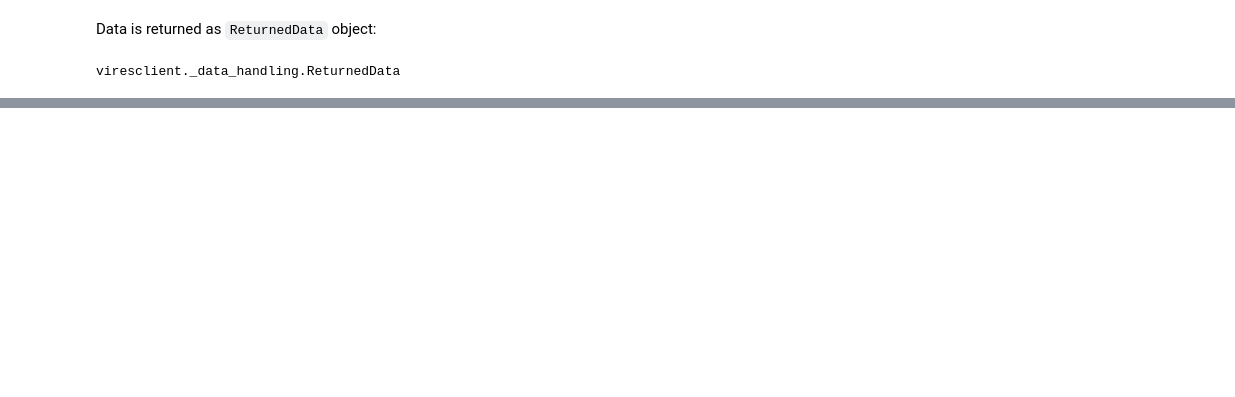
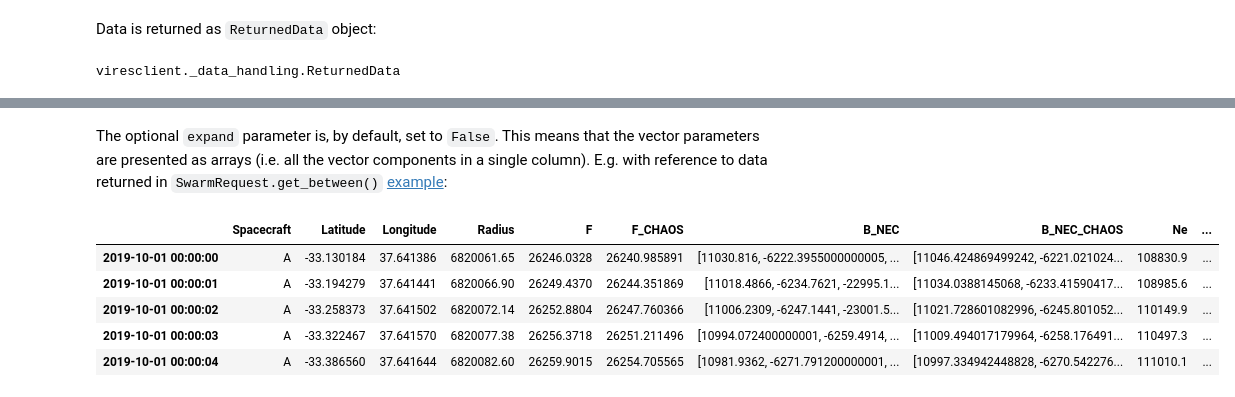
Before and after one commit to lmar76/swarmnb, a Jupyter notebook: viresclient_API.ipynb, the cells around one changed output, grey strips where cells are left out. Cells and saved outputs as stored; diff of their text form; code cells hidden in the pictures; blank space fills up the shorter version.

```diff
--- a/viresclient_API.ipynb
+++ b/viresclient_API.ipynb
@@ -677,0 +1137,11 @@ viresclient._data_handling.ReturnedData
+# %% [markdown]
+The optional `expand` parameter is, by default, set to `False`. This means that the vector parameters are presented as arrays (i.e. all the vector components in a single column). E.g. with reference to data returned in `SwarmRequest.get_between()` [example](#SwarmRequest.get_between.example1):
+# %%
+data.contents[0].as_dataframe().head()
+# %% [output]
+|  | Spacecraft | Latitude | Longitude | Radius | F | F_CHAOS | B_NEC | B_NEC_CHAOS | Ne | ... |
+| 2019-10-01 00:00:00 | A | -33.130184 | 37.641386 | 6820061.65 | 26246.0328 | 26240.985891 | [11030.816, -6222.3955000000005, ... | [11046.424869499242, -6221.021024... | 108830.9 | ... |
+| 2019-10-01 00:00:01 | A | -33.194279 | 37.641441 | 6820066.90 | 26249.4370 | 26244.351869 | [11018.4866, -6234.7621, -22995.1... | [11034.0388145068, -6233.41590417... | 108985.6 | ... |
+| 2019-10-01 00:00:02 | A | -33.258373 | 37.641502 | 6820072.14 | 26252.8804 | 26247.760366 | [11006.2309, -6247.1441, -23001.5... | [11021.728601082996, -6245.801052... | 110149.9 | ... |
+| 2019-10-01 00:00:03 | A | -33.322467 | 37.641570 | 6820077.38 | 26256.3718 | 26251.211496 | [10994.072400000001, -6259.4914, ... | [11009.494017179964, -6258.176491... | 110497.3 | ... |
+| 2019-10-01 00:00:04 | A | -33.386560 | 37.641644 | 6820082.60 | 26259.9015 | 26254.705565 | [10981.9362, -6271.791200000001, ... | [10997.334942448828, -6270.542276... | 111010.1 | ... |
```
Also changed, not shown: parts of 176 cells of this notebook.
